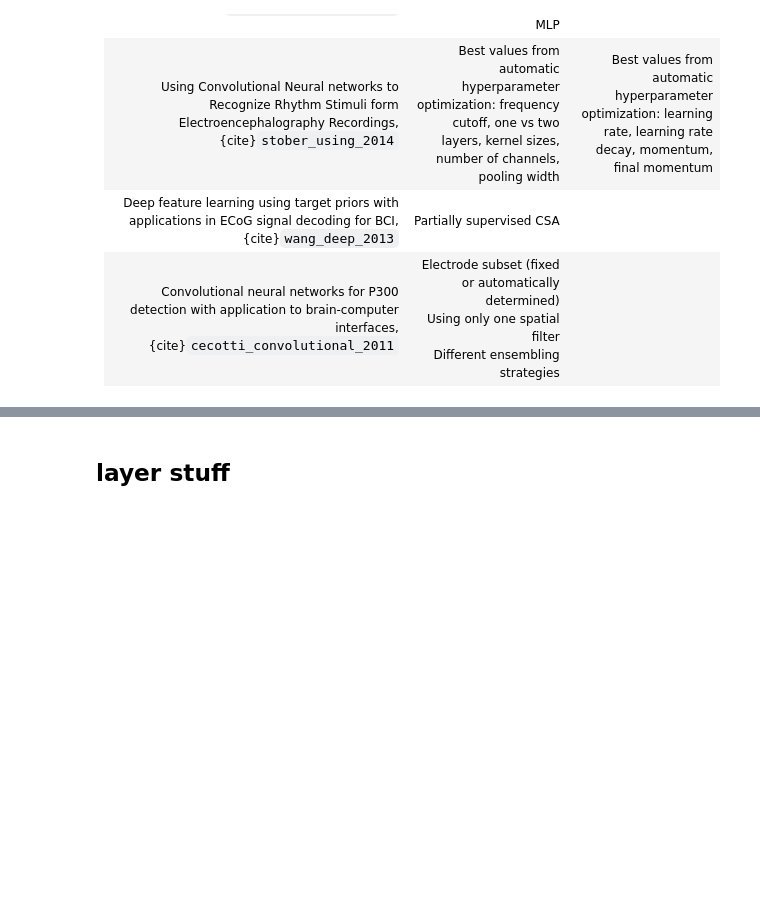
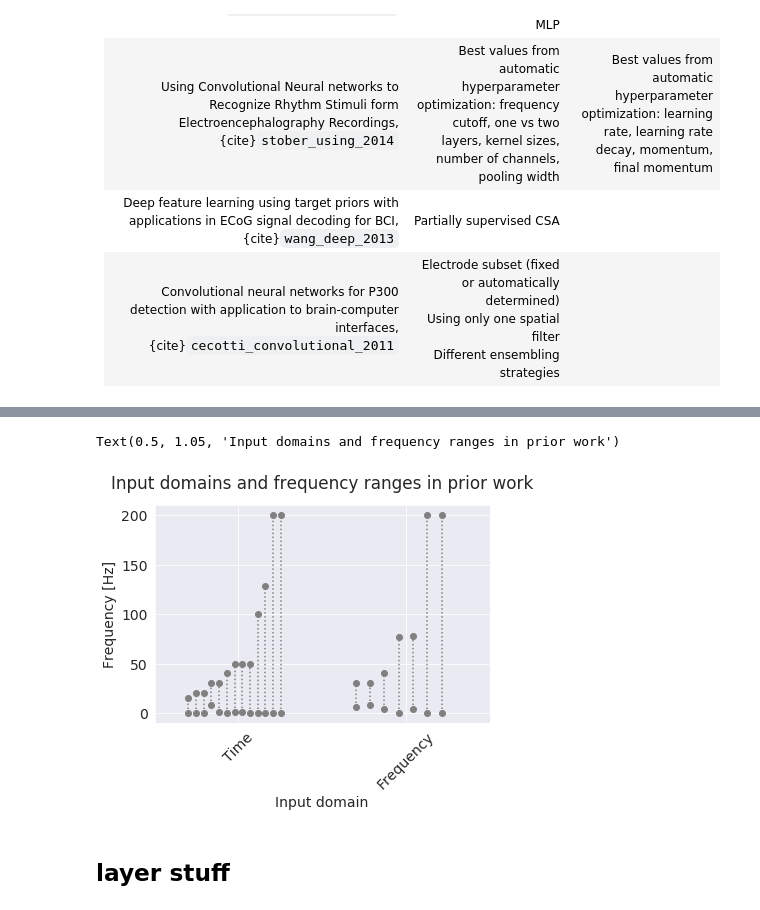
Before and after one commit to robintibor/eeg-deep-learning-phd-thesis, a Jupyter notebook: ConvertLatex.ipynb, the cells around one changed output, grey strips where cells are left out. Drawn from its saved outputs; the diff is of its cells as text; code cells hidden in the pictures; blank space fills up the shorter version.

Commit message:
before prior work table change

```diff
--- a/ConvertLatex.ipynb
+++ b/ConvertLatex.ipynb
@@ -333 +499,12 @@ import re
+# %%
+a = np.array(['Time,  8–30 Hz ', 'Time, 0.1–40 Hz ', 'Time, 0.05–15 Hz ',
+       'Time, 0.3–20 Hz ', 'Frequency, 6–30 Hz ', ' Frequency, 0–200 Hz ',
+       'Time,  1–50 Hz ', ' Time,  0–100 HZ ',
+       'Frequency, mean amplitude for 0–7 Hz, 7–14 Hz, 14–49 Hz ',
+       'Time, 0.5–50 Hz ', 'Time,  0–128 Hz ',
+       ' Frequency, mean power for 4–7 Hz, 8–13 Hz, 13–30 Hz ',
+       'Time, 0.5–30Hz ', 'Time, 0.1–50 Hz ',
+       'Frequency, 4–40 Hz, using FBCSP ',
+       ' Time and frequency evaluated, 0-200 Hz ', 'Frequency, 8–30 Hz ',
+       'Time, 0.15–200 Hz ', ' Time, 0.1-20 Hz '])
 # %%
@@ -360,19 +530,28 @@ time_mask = np.array(['time' in s.lower() for s in domain_strings])
 # %%
 rng = np.random.RandomState(98349384)
 color = 'grey'
 domain_strings = np.array(domain_strings)
 start_fs = np.array(start_fs)
 end_fs = np.array(end_fs)
-i_sort = np.argsort(end_fs[time_mask])
+i_sort = np.flatnonzero(time_mask)[np.argsort(end_fs[time_mask])]
 for i, (d,s,e) in enumerate(zip(
         domain_strings[i_sort], start_fs[i_sort], end_fs[i_sort])):
-    offset = 0.2*i/len(i_sort)
+    offset = 0.6*i/len(i_sort) - 0.3
     plt.plot([offset,offset] , [s, e], marker='o', alpha=1, color=color, ls=':')
-i_sort = np.argsort(end_fs[freq_mask])
+i_sort = np.flatnonzero(freq_mask)[np.argsort(end_fs[freq_mask])]
 for i, (d,s,e) in enumerate(zip(
         domain_strings[i_sort], start_fs[i_sort], end_fs[i_sort])):
-    offset = 0.2*i/len(i_sort) + 1
+    offset = 0.6*i/len(i_sort) + 0.7
     plt.plot([offset,offset] , [s, e], marker='o', alpha=1, color=color, ls=':')
+
+plt.xlim(-0.5,1.5)
+plt.xlabel("Input domain")
+plt.ylabel("Frequency [Hz]")
+plt.xticks([0,1], ["Time", "Frequency"], rotation=45)
+plt.title("Input domains and frequency ranges in prior work", y=1.05)
+# %% [output]
+Text(0.5, 1.05, 'Input domains and frequency ranges in prior work')
+[figure, added]
 # %%
 1
 # %%
```
Also changed, not shown: parts of 23 cells of this notebook, 18 other files.
